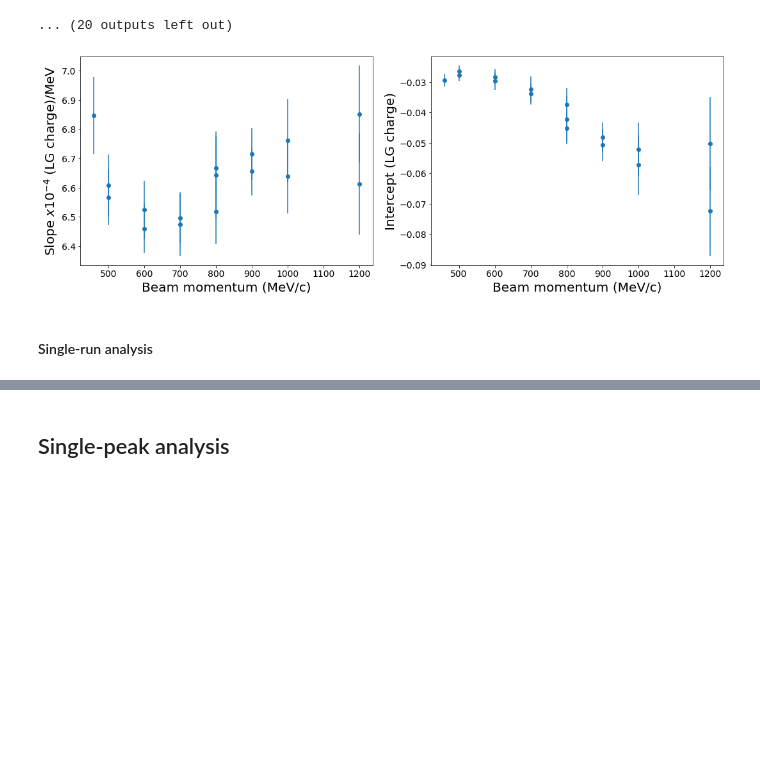
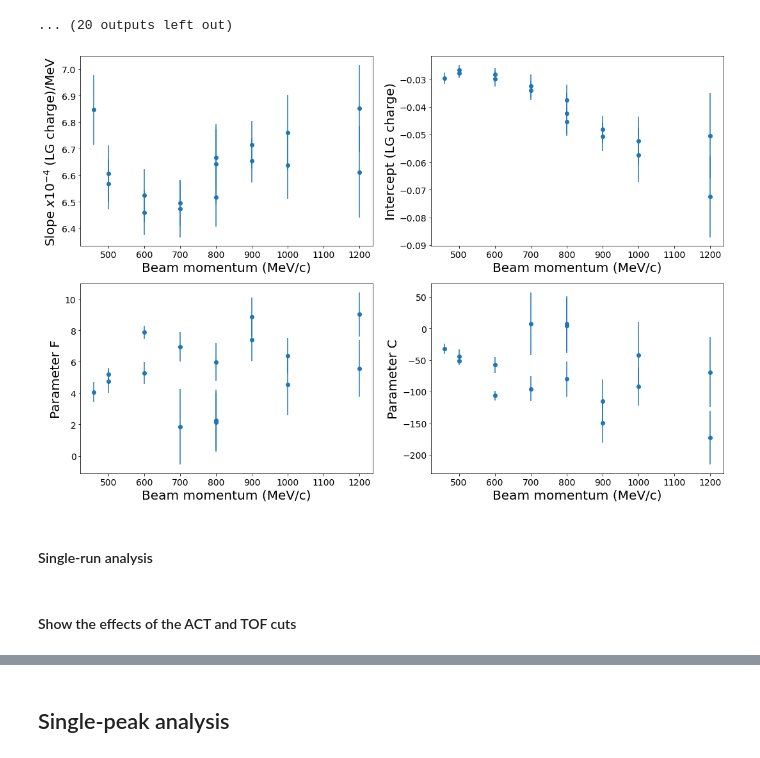
Before and after one commit to jerenner/T9BeamTestAna, a Jupyter notebook: python/new_analysis/hodoscope/hodoscope_analysis.ipynb, the cells around one changed output, grey strips where cells are left out. Drawn from its saved outputs; the diff is of its cells as text; code cells hidden in the pictures; blank space fills up the shorter version.

Commit message:
Adds subtraction of momentum range to get LG resolution

```diff
--- a/python/new_analysis/hodoscope/hodoscope_analysis.ipynb
+++ b/python/new_analysis/hodoscope/hodoscope_analysis.ipynb
@@ -52,7 +52,7 @@ for run in runs:
 # %% [markdown]
 ### Plot all quantities for each signal for each run
 # %%
-runs = np.arange(730,766)
+runs = np.arange(786,788)
 for run in runs:
     rnum = f"000{run}"
     run_dir = "{}/run{}".format(ntuple_pd_dir, rnum)
@@ -64,7 +64,7 @@ for run in runs:
     print("Computing statistics for run",run)
 
     # Read in all dataframes for this run
-    df_dict = read_dataframes_from_csv(run_dir)
+    df_dict = hd.read_dataframes_from_csv(run_dir)
 
     hd.plot_histograms_for_each_signal(df_dict, base_dir='plt', rnum=rnum, quantity='nPeaks', select_nonzero_peaks=False, logscale=False, nbins=20)
     hd.plot_histograms_for_each_signal(df_dict, base_dir='plt', rnum=rnum, quantity='timeStamp', select_nonzero_peaks=False, logscale=False, nbins=40)
@@ -164,6 +164,8 @@ hd_charge_ranges = {
 # %%
 mvals, merr = [], []
 bvals, berr = [], []
+fvals, ferr = [], []
+cvals, cerr = [], []
 for rnum, pbeam in zip(runs, rmomenta):
 
     print("Processing run",rnum,"...")
@@ -173,15 +175,23 @@ for rnum, pbeam in zip(runs, rmomenta):
                     act0_timing_range, act0_charge_range, act1_timing_range, act1_charge_range,
                     act3_timing_range, hd_timing_ranges, hd_charge_ranges)
 
-    mconv, mconv_err, bconv, bconv_err = hd.gamma_peak_plot(final_df, rnum, pbeam, base_dir='plt/gamma_peaks', nbins=80, range=[0,0.8])
+    mconv, mconv_err, bconv, bconv_err, fres, fres_err, cres, cres_err = hd.gamma_peak_plot(final_df, rnum, pbeam, base_dir='plt/gamma_peaks', nbins=80, range=[0,0.8])
     mvals.append(mconv)
     merr.append(mconv_err)
     bvals.append(bconv)
     berr.append(bconv_err)
+    fvals.append(fres)
+    ferr.append(fres_err)
+    cvals.append(cres)
+    cerr.append(cres_err)
 mvals = np.array(mvals)
 merr = np.array(merr)
 bvals = np.array(bvals)
 berr = np.array(berr)
+fvals = np.array(fvals)
+ferr = np.array(ferr)
+cvals = np.array(cvals)
+cerr = np.array(cerr)
 # %% [output]
 Processing run 731 ...
 A value is trying to be set on a copy of a slice from a DataFrame.
@@ -222,22 +232,34 @@ See the caveats in the documentation: https://pandas.pydata.org/pandas-docs/stab
 ... (20 outputs left out)
 # %%
 # Plot the slope and intercept of the calibration curve vs. momentum
-fig, axes = plt.subplots(1, 2, figsize=(18, 6))
+fig, axes = plt.subplots(2, 2, figsize=(18, 12))
 flat_axes = axes.ravel()
 
 flat_axes[0].errorbar(rmomenta,mvals*10000,yerr=merr*10000,fmt='o')
 flat_axes[0].set_xlabel('Beam momentum (MeV/c)',fontsize=20)
 flat_axes[0].set_ylabel('Slope $x 10^{-4}$ (LG charge)/MeV',fontsize=20)
 flat_axes[0].tick_params(axis="x", labelsize=14)
 flat_axes[0].tick_params(axis="y", labelsize=14)
 
 flat_axes[1].errorbar(rmomenta,bvals,yerr=berr,fmt='o')
 flat_axes[1].set_xlabel('Beam momentum (MeV/c)',fontsize=20)
 flat_axes[1].set_ylabel('Intercept (LG charge)',fontsize=20)
 flat_axes[1].tick_params(axis="x", labelsize=14)
 flat_axes[1].tick_params(axis="y", labelsize=14)
+
+flat_axes[2].errorbar(rmomenta,fvals,yerr=ferr,fmt='o')
+flat_axes[2].set_xlabel('Beam momentum (MeV/c)',fontsize=20)
+flat_axes[2].set_ylabel('Parameter F',fontsize=20)
+flat_axes[2].tick_params(axis="x", labelsize=14)
+flat_axes[2].tick_params(axis="y", labelsize=14)
+
+flat_axes[3].errorbar(rmomenta,cvals,yerr=cerr,fmt='o')
+flat_axes[3].set_xlabel('Beam momentum (MeV/c)',fontsize=20)
+flat_axes[3].set_ylabel('Parameter C',fontsize=20)
+flat_axes[3].tick_params(axis="x", labelsize=14)
+flat_axes[3].tick_params(axis="y", labelsize=14)
 # %% [output]
-[figure, old version]
+[figure, new version]
 # %% [markdown]
 #### Single-run analysis
 # %%
@@ -269,6 +291,8 @@ plt.xlabel("Lead glass charge",fontsize=14)
 plt.ylabel("Counts/bin",fontsize=14)
 plt.title("RUN 000787, p = + 0.8 GeV/c",fontsize=20)
 plt.legend()
+# %% [markdown]
+#### Show the effects of the ACT and TOF cuts
 # %%
 cuts_all = (final_df.total_hits == 1)
 cuts_ACT0 = cuts_all #& (final_df.hit_ACT0 == 1)
```
Also changed, not shown: parts of 6 cells of this notebook, 1 other file.
